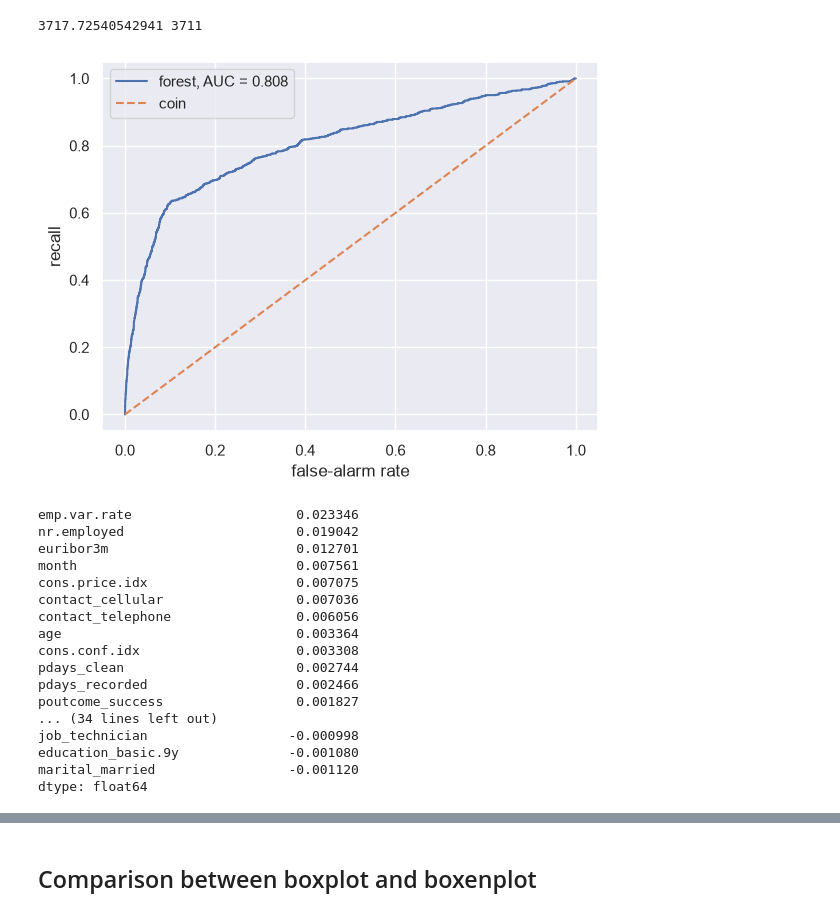
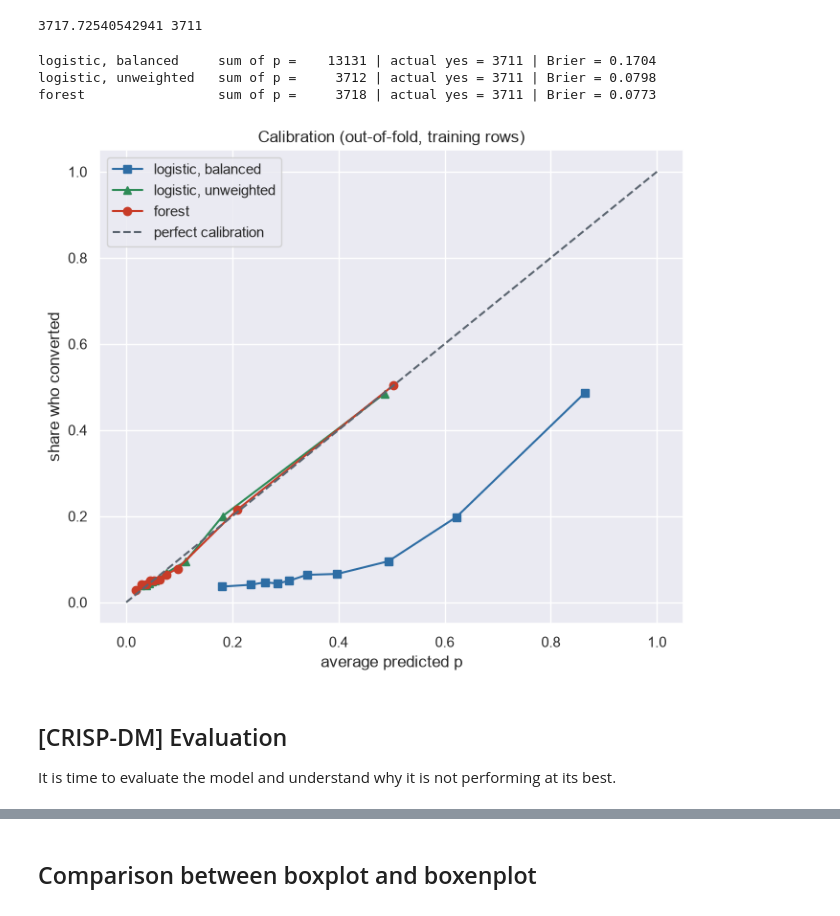
Before and after one commit to anoopungrd/sgh-advanced-analytics-big-data, a Jupyter notebook: semester-1/data-mining/project/code/Bank_Marketing_Notebook.ipynb, the cells around one changed output, grey strips where cells are left out. Saved outputs shown, nothing was run; the diff lists cells and outputs as text; code cells hidden in the pictures.

Commit message:
Finished the modelling and evaluation part of CRISP-DM

```diff
--- a/semester-1/data-mining/project/code/Bank_Marketing_Notebook.ipynb
+++ b/semester-1/data-mining/project/code/Bank_Marketing_Notebook.ipynb
@@ -1370,36 +1373,43 @@ print(p_oof.sum(), y_train.sum())
 [figure]
 3717.72540542941 3711
 # %%
-# --- ROC curve and AUC (test rows, read only) ---
-false_alarm_rate, recall, thresholds = roc_curve(y_test, p_test)
-auc = roc_auc_score(y_test, p_test)
-plt.plot(false_alarm_rate, recall, label=f"forest, AUC = {auc:.3f}")
-plt.plot([0, 1], [0, 1], "--", label="coin")
-plt.xlabel("false-alarm rate"); plt.ylabel("recall"); plt.legend()
+#Similar calibration for logistic Regression
+# same out-of-fold recipe as the forest; same folds
+p_log_bal_oof = cross_val_predict(logreg, X_train_lin, y_train, cv=folds,
+                                  method="predict_proba")[:, 1]
+
+# unweighted logistic: the fair model for a calibration check
+logreg_plain = LogisticRegression(max_iter=2000, random_state=42)
+p_log_plain_oof = cross_val_predict(logreg_plain, X_train_lin, y_train, cv=folds,
+                                    method="predict_proba")[:, 1]
+
+series = {
+    "logistic, balanced":   (p_log_bal_oof,   "#2E6DA4", "s-"),
+    "logistic, unweighted": (p_log_plain_oof, "#2E8B57", "^-"),
+    "forest":               (p_oof,           "#C83C28", "o-"),
+}
+
+plt.figure(figsize=(7, 6))
+for name, (p, colour, style) in series.items():
+    share_converted, average_p = calibration_curve(y_train, p, n_bins=10,
+                                                   strategy="quantile")
+    plt.plot(average_p, share_converted, style, color=colour, label=name)
+    print(f"{name:22s} sum of p = {p.sum():8.0f} | actual yes = {y_train.sum()} "
+          f"| Brier = {brier_score_loss(y_train, p):.4f}")
+
+plt.plot([0, 1], [0, 1], "--", color="#5B6570", label="perfect calibration")
+plt.xlabel("average predicted p")
+plt.ylabel("share who converted")
+plt.title("Calibration (out-of-fold, training rows)")
+plt.legend()
+plt.tight_layout()
+plt.savefig("calibration_all.png", dpi=200)
 plt.show()
 # %% [output]
+logistic, balanced     sum of p =    13131 | actual yes = 3711 | Brier = 0.1704
+logistic, unweighted   sum of p =     3712 | actual yes = 3711 | Brier = 0.0798
+forest                 sum of p =     3718 | actual yes = 3711 | Brier = 0.0773
-[figure, old version]
+[figure, new version]
-# %%
-# --- Which columns does the model lean on? ---
-r = permutation_importance(final, X_test_tree, y_test, scoring="roc_auc",
-                           n_repeats=5, random_state=42)
-drop = pd.Series(r.importances_mean, index=X_test_tree.columns)
-print(drop.sort_values(ascending=False))
-# %% [output]
-emp.var.rate                     0.023346
-nr.employed                      0.019042
-euribor3m                        0.012701
-month                            0.007561
-cons.price.idx                   0.007075
-contact_cellular                 0.007036
-contact_telephone                0.006056
-age                              0.003364
-cons.conf.idx                    0.003308
-pdays_clean                      0.002744
-pdays_recorded                   0.002466
-poutcome_success                 0.001827
-... (34 lines left out)
-job_technician                  -0.000998
-education_basic.9y              -0.001080
-marital_married                 -0.001120
-dtype: float64
+# %% [markdown]
+## [CRISP-DM] Evaluation
+It is time to evaluate the model and understand why it is not performing at its best.
```
Also changed, not shown: parts of 33 cells of this notebook, 5 other files.
